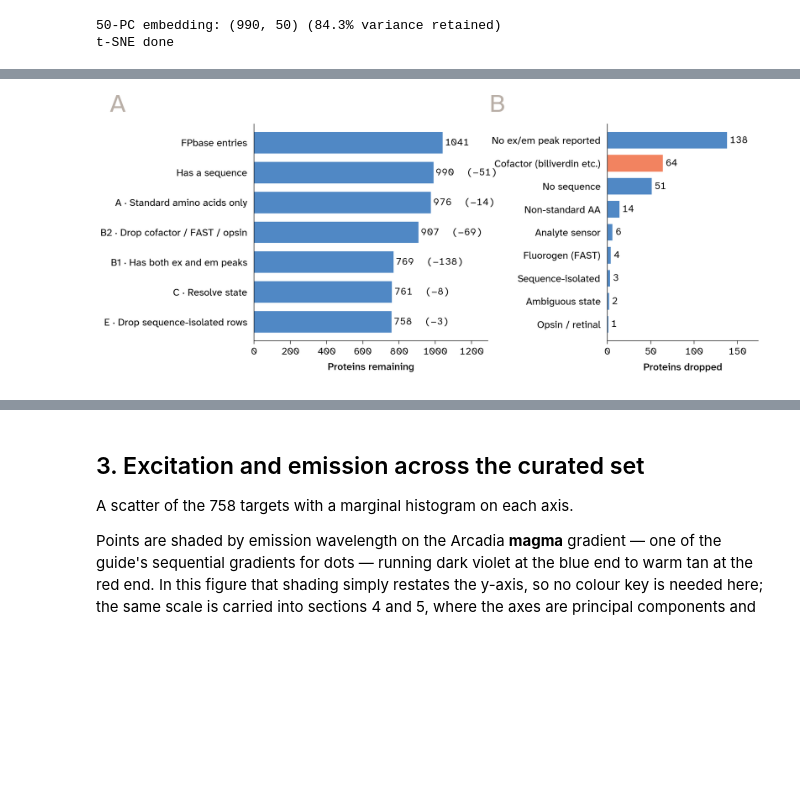
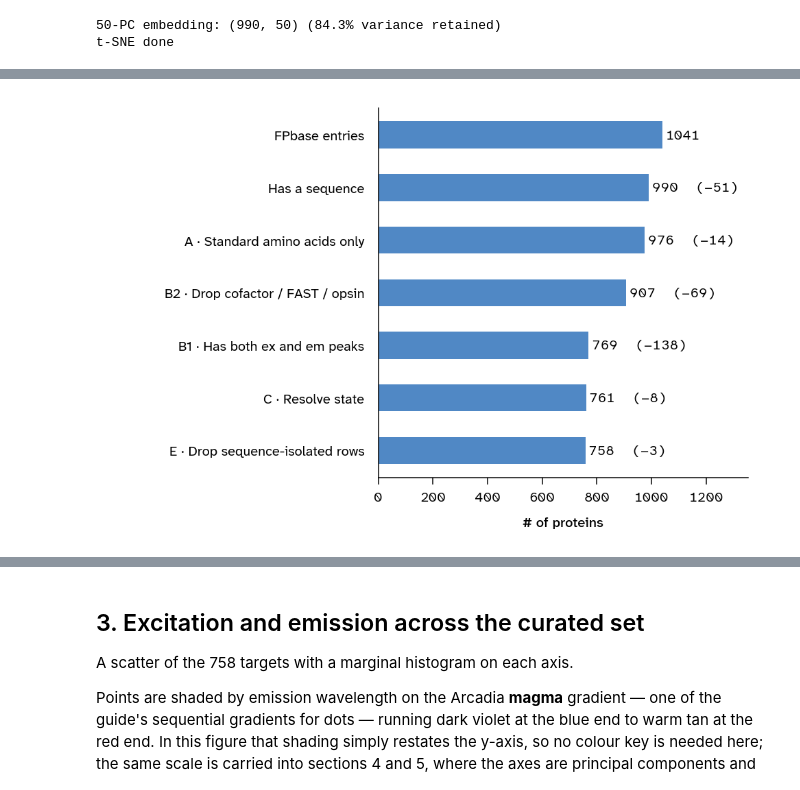
Before and after one commit to Arcadia-Science/FPguide, a Jupyter notebook: dataset_pipeline/visualize_curation.ipynb, the cells around one changed output, grey strips where cells are left out. Saved outputs shown, nothing was run; the diff lists cells and outputs as text; code cells hidden in the pictures; blank space fills up the shorter version.

```diff
--- a/dataset_pipeline/visualize_curation.ipynb
+++ b/dataset_pipeline/visualize_curation.ipynb
@@ -417,77 +446,56 @@ series with the one judgement-call rule — the cofactor exclusion — picked ou
 # %%
 cnt = cmeta["counts"]
 res = cnt["resolve"]
 
 n_entries = len(proteins)
 n_seq     = n_entries - cnt["skipped_no_sequence"]
 n_std     = n_seq - cnt["skipped_nonstandard_aa"]
 n_genuine = n_std - cnt["skipped_exogenous"]
 n_super   = n_genuine - cnt["skipped_no_emission_states"]
 n_resolve = cnt["after_resolve"]
 n_final   = cnt["curated"]
 
 # Labels are written in their final case: apc capitalizes tick labels only when they are
 # entirely lowercase, which would otherwise leave the ones containing acronyms out of step.
 funnel = [
     ("FPbase entries",                    n_entries, None),
     ("Has a sequence",                    n_seq,     cnt["skipped_no_sequence"]),
-    ("A · Standard amino acids only",     n_std,     cnt["skipped_nonstandard_aa"]),
-    ("B2 · Drop cofactor / FAST / opsin", n_genuine, cnt["skipped_exogenous"]),
-    ("B1 · Has both ex and em peaks",     n_super,   cnt["skipped_no_emission_states"]),
-    ("C · Resolve state",                 n_resolve, n_super - n_resolve),
-    ("E · Drop sequence-isolated rows",   n_final,   cnt["nn_dropped"]),
+    ("Standard amino acids only",     n_std,     cnt["skipped_nonstandard_aa"]),
+    ("Drop cofactor / FAST / opsin", n_genuine, cnt["skipped_exogenous"]),
+    ("Has both ex and em peaks",     n_super,   cnt["skipped_no_emission_states"]),
+    ("Resolve state",                 n_resolve, n_super - n_resolve),
+    ("Drop sequence-isolated rows",   n_final,   cnt["nn_dropped"]),
 ]
 
-COFACTOR = "Cofactor (biliverdin etc.)"
-dropped = cmeta["dropped_names"]
-# `exogenous_manual_irfp` is not a separate criterion: it is the same bound-cofactor rule reached
-# by a different route. iFP2.0 is a biliverdin bacteriophytochrome whose FPbase `cofactor` field
-# was left blank, so a hand-maintained name list catches it. Counting it as its own bar would
-# imply a distinct exclusion, so fold it in with the properly tagged bilin proteins.
-reasons = {
-    "No ex/em peak reported": cnt["skipped_no_emission_states"],
-    COFACTOR:                 (len(dropped.get("exogenous_cofactor", []))
-                               + len(dropped.get("exogenous_manual_irfp", []))),
-    "No sequence":            cnt["skipped_no_sequence"],
-    "Non-standard AA":        cnt["skipped_nonstandard_aa"],
-    "Analyte sensor":         res.get("analyte_sensor", 0),
-    "Fluorogen (FAST)":       len(dropped.get("exogenous_fluorogen", [])),
-    "Sequence-isolated":      cnt["nn_dropped"],
-    "Ambiguous state":        res.get("drop_ambiguous", 0),
-    "Opsin / retinal":        len(dropped.get("exogenous_opsin", [])),
-}
-reasons = dict(sorted(reasons.items(), key=lambda kv: kv[1], reverse=True))
-assert sum(reasons.values()) == n_entries - n_final, "reason breakdown must account for every drop"
+# A Half_square panel spends more than a third of its width on the category labels, so both
+# funnel charts step down from the guide's 15pt the way the Figure 1 keys do.
+FUNNEL_FS = 10
+FUNNEL_NUM = {**NUMBERS, "fontsize": FUNNEL_FS}
+# barh measures bar height in category units, so the two charts share a bar thickness only if the
+# height scales with the number of bars. 0.66 over the nine drop reasons is the reference.
+BAR_UNIT = 0.66 / 9
 
-fig, (axL, axR) = figure_px(FULL_WIDE, 430, ncols=2,
-                            gridspec_kw={"width_ratios": [1.55, 1]})
-fig.subplots_adjust(left=0.235, right=0.985, top=0.90, bottom=0.15, wspace=0.62)
+
+def style_funnel(ax, xlabel):
+    apc.mpl.style_plot(ax, monospaced_axes="x", categorical_axes="y")
+    ax.set_xlabel(xlabel, fontsize=FUNNEL_FS)
+    ax.tick_params(labelsize=FUNNEL_FS)
+
+
+fig, ax = figure_px(HALF_SQUARE, 325)
+fig.subplots_adjust(left=0.42, right=0.97, top=0.97, bottom=0.14)
 
 y = np.arange(len(funnel))
-axL.barh(y, [v for _, v, _ in funnel], color=HIGHLIGHT, height=0.72)
-axL.set_yticks(y, [l for l, _, _ in funnel])
-axL.invert_yaxis()
+ax.barh(y, [v for _, v, _ in funnel], color=HIGHLIGHT, height=BAR_UNIT * len(funnel))
+ax.set_yticks(y, [label for label, _, _ in funnel])
+ax.invert_yaxis()
 for i, (_, v, d) in enumerate(funnel):
-    axL.text(v + 12, i, f"{v}" if d in (None, 0) else f"{v}  (−{d})",
-             va="center", **NUMBERS)
-axL.set_xlim(0, n_entries * 1.24)
-axL.set_xlabel("proteins remaining")
-panel_letter(axL, "A", dx=-215)
-
-ry = np.arange(len(reasons))
-axR.barh(ry, list(reasons.values()),
-         color=[CONTRAST if k == COFACTOR else HIGHLIGHT for k in reasons], height=0.72)
-axR.set_yticks(ry, list(reasons))
-axR.invert_yaxis()
-for i, v in enumerate(reasons.values()):
-    axR.text(v + 3, i, str(v), va="center", **NUMBERS)
-axR.set_xlim(0, max(reasons.values()) * 1.26)
-axR.set_xlabel("proteins dropped")
-panel_letter(axR, "B", dx=-176)
-
-for ax in (axL, axR):
-    apc.mpl.style_plot(ax, monospaced_axes="x", categorical_axes="y")
+    ax.text(v + 12, i, f"{v}" if d in (None, 0) else f"{v}  (−{d})",
+            va="center", **FUNNEL_NUM)
+ax.set_xlim(0, n_entries * 1.30)
+style_funnel(ax, "# of proteins")
+fig.savefig("../figures/FPbase_cleaning_funnel.svg")
 plt.show()
 # %% [output]
-[figure, old version]
+[figure, new version]
 # %% [markdown]
```
Also changed, not shown: parts of 13 cells of this notebook, 3 other files.
